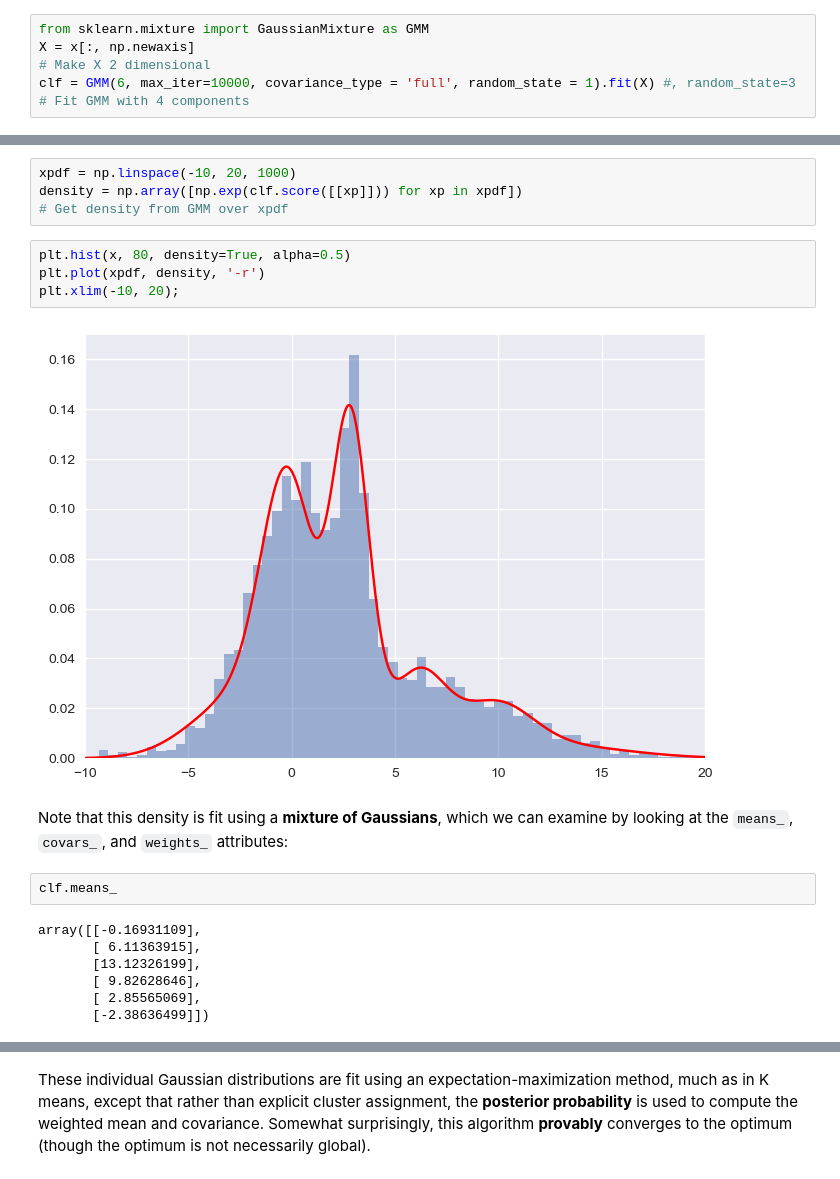
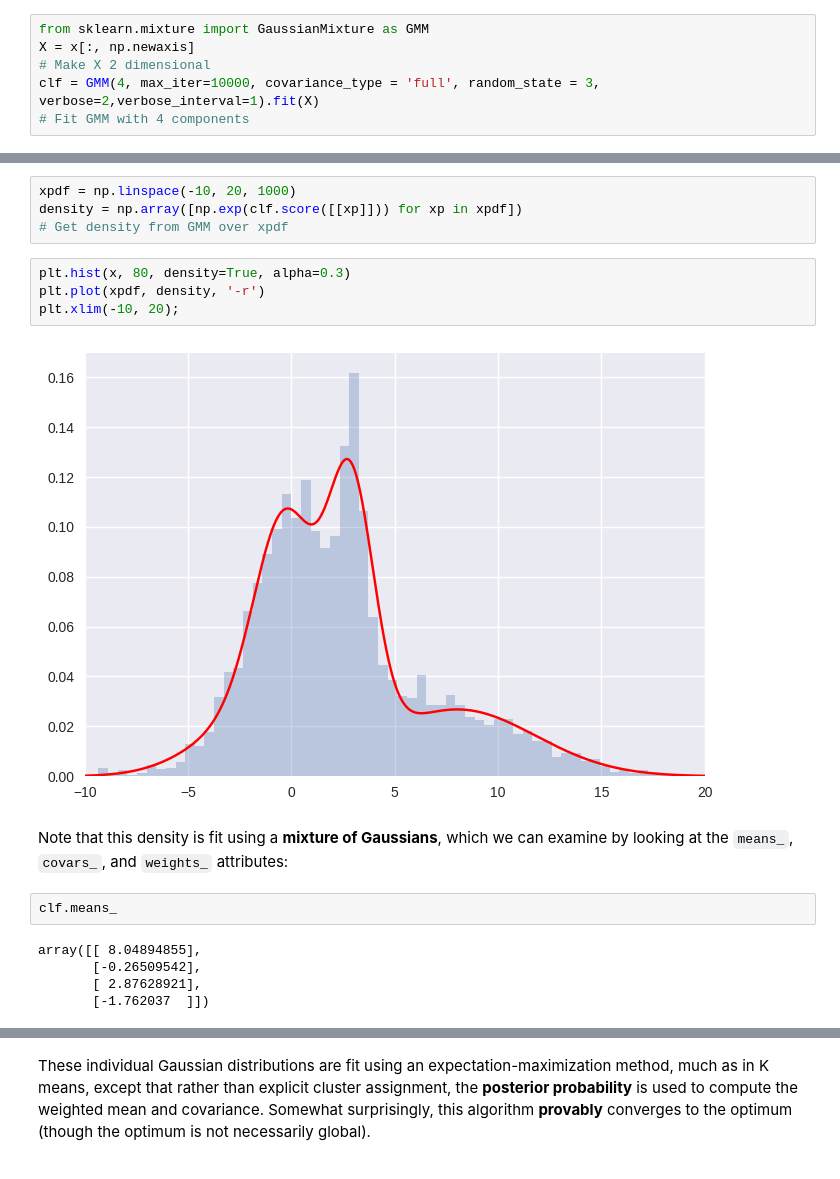
Before and after one commit to brockparker/Coursework, a Jupyter notebook: ASTR-513/Lectures/Scikit-learn-master/notebooks/04.3-Density-GMM.ipynb, the cells around one changed output, grey strips where cells are left out. Cells and saved outputs as stored; diff of their text form.

```diff
--- a/ASTR-513/Lectures/Scikit-learn-master/notebooks/04.3-Density-GMM.ipynb
+++ b/ASTR-513/Lectures/Scikit-learn-master/notebooks/04.3-Density-GMM.ipynb
@@ -48,5 +59,5 @@ Gaussian mixture models will allow us to approximate this density:
 from sklearn.mixture import GaussianMixture as GMM
 X = x[:, np.newaxis]
 # Make X 2 dimensional
-clf = GMM(6, max_iter=10000, covariance_type = 'full', random_state = 1).fit(X) #, random_state=3
+clf = GMM(4, max_iter=10000, covariance_type = 'full', random_state = 3, verbose=2,verbose_interval=1).fit(X)
 # Fit GMM with 4 components
@@ -55,22 +84,20 @@ xpdf = np.linspace(-10, 20, 1000)
 density = np.array([np.exp(clf.score([[xp]])) for xp in xpdf])
 # Get density from GMM over xpdf
 # %%
-plt.hist(x, 80, density=True, alpha=0.5)
+plt.hist(x, 80, density=True, alpha=0.3)
 plt.plot(xpdf, density, '-r')
 plt.xlim(-10, 20);
 # %% [output]
-[figure, old version]
+[figure, new version]
 # %% [markdown]
 Note that this density is fit using a **mixture of Gaussians**, which we can examine by looking at the ``means_``, ``covars_``, and ``weights_`` attributes:
 # %%
 clf.means_
 # %% [output]
-array([[-0.16931109],
-       [ 6.11363915],
-       [13.12326199],
-       [ 9.82628646],
-       [ 2.85565069],
-       [-2.38636499]])
+array([[ 8.04894855],
+       [-0.26509542],
+       [ 2.87628921],
+       [-1.762037  ]])
 # %%
 clf.covariances_
 # %% [output]
```
Also changed, not shown: parts of 20 cells of this notebook.
